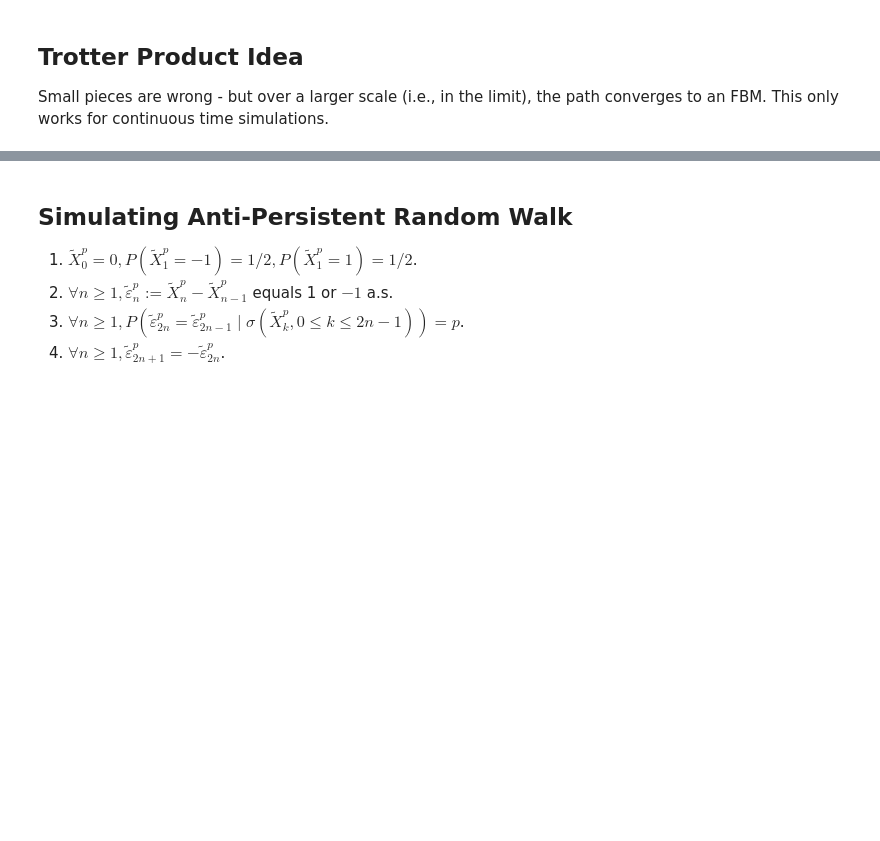
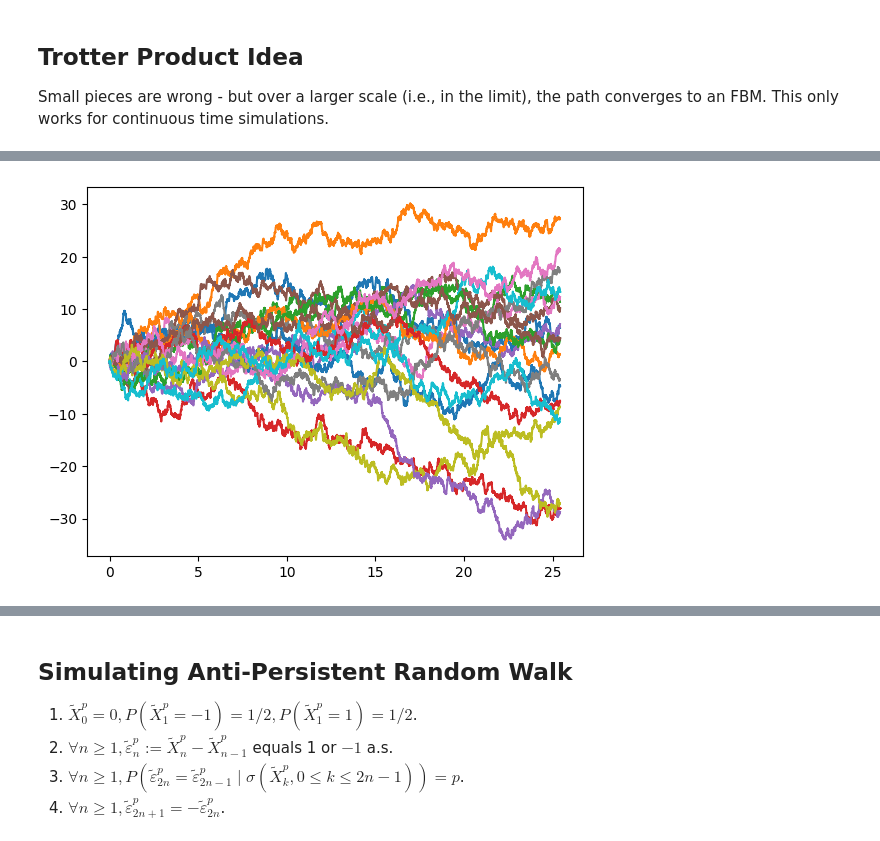
Before and after one commit to KumarRishabh/Alberta-Research, a Jupyter notebook: Simulating_Persistent_RW.ipynb, the cells around one changed output, grey strips where cells are left out. Cells and saved outputs as stored; diff of their text form; code cells hidden in the pictures; blank space fills up the shorter version.

Commit message:
Added Discrete simulations for approximating FBM Need to check if the scaling limit laws apply for the set parameters

```diff
--- a/Simulating_Persistent_RW.ipynb
+++ b/Simulating_Persistent_RW.ipynb
@@ -188,0 +265,75 @@ Iteration: 4
+# %%
+#@title Continuous jumps
+# X_0 \to X_{1/N} idea
+
+def A(path_flips, last_flip, mu_p):
+    A = 1
+    if last_flip == None: # If calculating A's for the first persitent rw piece
+        for i in range(2, len(path_flips)):
+            if path_flips[i] == path_flips[i - 1]:
+                A *= 2 * mu_p
+            else:
+                A *= 2 * (1 - mu_p)
+
+    else:
+        for i in range(1, len(path_flips)):
+            if path_flips[i] == path_flips[i - 1]:
+                A *= 2 * mu_p
+            else:
+                A *= 2 * (1 - mu_p)
+
+    return A
+
+N = 60 #@param {type: "number"} Scaling limit
+time_limit = 25 #@param {type: "number"}
+X_0 = 0
+num_paths = 20 #@param {type: "number"}
+X = [X_0]
+
+H = 0.75 #@param {type:"number"}
+path_flips = [np.array([0])]*num_paths
+sample_paths = [np.array([0])]*num_paths
+jump_times = [[0] for i in range(num_paths)]
+total_jumps = [[] for i in range(num_paths)]
+discrete_steps = time_limit*N # Sample N paths
+for i in range(num_paths):
+    step = 0
+    print("Iteration:", i)
+    path_flips[i] = np.array([0])
+    print("Discrete Steps:", discrete_steps)
+    while step < discrete_steps:
+        total_wait_upto_1_N = 0
+        mu_p = truncated_beta(low = 0.5, high = 1, a = 1, b = 2 - 2*H)
+        total_jumps[i].append(0)
+        while total_wait_upto_1_N < 1/N:
+            wait_time = np.random.exponential(scale = 1/N**2)
+            jump_times[i].append(jump_times[i][-1] + wait_time)
+            total_wait_upto_1_N += wait_time
+            total_jumps[i][-1] += 1
+        # Is it the first path_flip?
+        if len(path_flips[i]) == 1:
+            past_flip = None
+        else:
+            past_flip = path_flips[i][-1] * (np.sqrt(num_paths) * N**(H)) #Scaled accordingly to the persistent_rw_flips function
+            print("Past Flip:", past_flip)
+        # print("Proposed 'p':", mu_p)
+        # print("Past Flip:", past_flip)
+        # %%timeit
+        persistent_rw = persistent_rw_flips(mu_p[0], total_jumps[i][-1], past_flip)/(N**(H) * np.sqrt(num_paths))
+        # %%timeit
+        if len(path_flips[i]) == 1:
+            path_flips[i] = np.concatenate([path_flips[i], persistent_rw[1:]])
+        else:
+            path_flips[i] = np.concatenate([path_flips[i], persistent_rw])
+
+        print("Total Jumps:", total_jumps[i][-1])
+        # print("Random Walk jumps:", persistent_rw)
+        # print("Jump Times:", jump_times[i])
+        # print(len(jump_times[i]), len(path_flips[i]))
+        print("Step No.:", step)
+        step += 1
+
+
+    sample_paths[i] = np.cumsum(path_flips[i])
+    plt.plot(jump_times[i], sample_paths[i])
+# %% [output]
@@ -188,0 +357 @@ Iteration: 4
+[figure, added]
```
Also changed, not shown: parts of 22 cells of this notebook.
